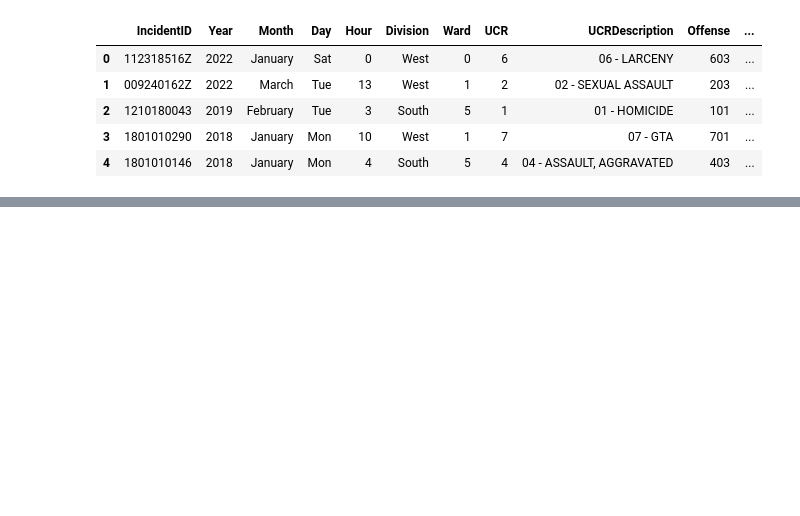
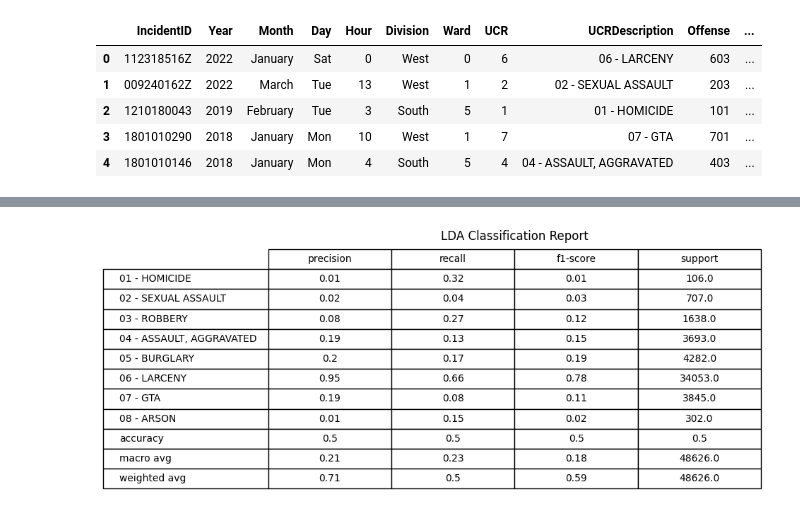
Before and after one commit to viswakaruturi/tucson-crime-insights, a Jupyter notebook: notebooks/03_classification.ipynb, the cells around one changed output, grey strips where cells are left out. Saved outputs shown, nothing was run; the diff lists cells and outputs as text; code cells hidden in the pictures; blank space fills up the shorter version.

```diff
--- a/notebooks/03_classification.ipynb
+++ b/notebooks/03_classification.ipynb
@@ -29,0 +178,10 @@ df = pd.get_dummies(df_load, columns=['Division', 'CallSource', 'Ward', 'Month',
+# %%
+# Linear Discriminant Analysis
+
+n_classes = len(le.classes_)
+lda_model = LinearDiscriminantAnalysis(priors = np.ones(n_classes) / n_classes)
+lda_model.fit(X_train_scaled, y_train)
+lda_predictions = lda_model.predict(X_test_scaled)
+
+lda_report = classification_report(y_test, lda_predictions, target_names = le.classes_)
+print(lda_report)
@@ -29,0 +203,20 @@ df = pd.get_dummies(df_load, columns=['Division', 'CallSource', 'Ward', 'Month',
+# %%
+lda_report_dict = classification_report(y_test, lda_predictions, target_names = le.classes_, output_dict = True)
+lda_report_df = pd.DataFrame(lda_report_dict).transpose()
+
+fig, ax = plt.subplots(figsize = (10, 4))
+ax.axis("off")
+table = ax.table(cellText = lda_report_df.round(2).values,
+                 rowLabels = lda_report_df.index,
+                 colLabels = lda_report_df.columns,
+                 loc = "center",
+                 cellLoc = "center")
+table.auto_set_font_size(False)
+table.set_fontsize(10)
+table.scale(1.2, 1.5)
+plt.title("LDA Classification Report")
+plt.tight_layout()
+plt.savefig("../results/03/lda_classification_report.png", dpi = 150, bbox_inches = "tight")
+plt.show()
+# %% [output]
+[figure, added]
```
Also changed, not shown: parts of 29 cells of this notebook, 18 other files.
